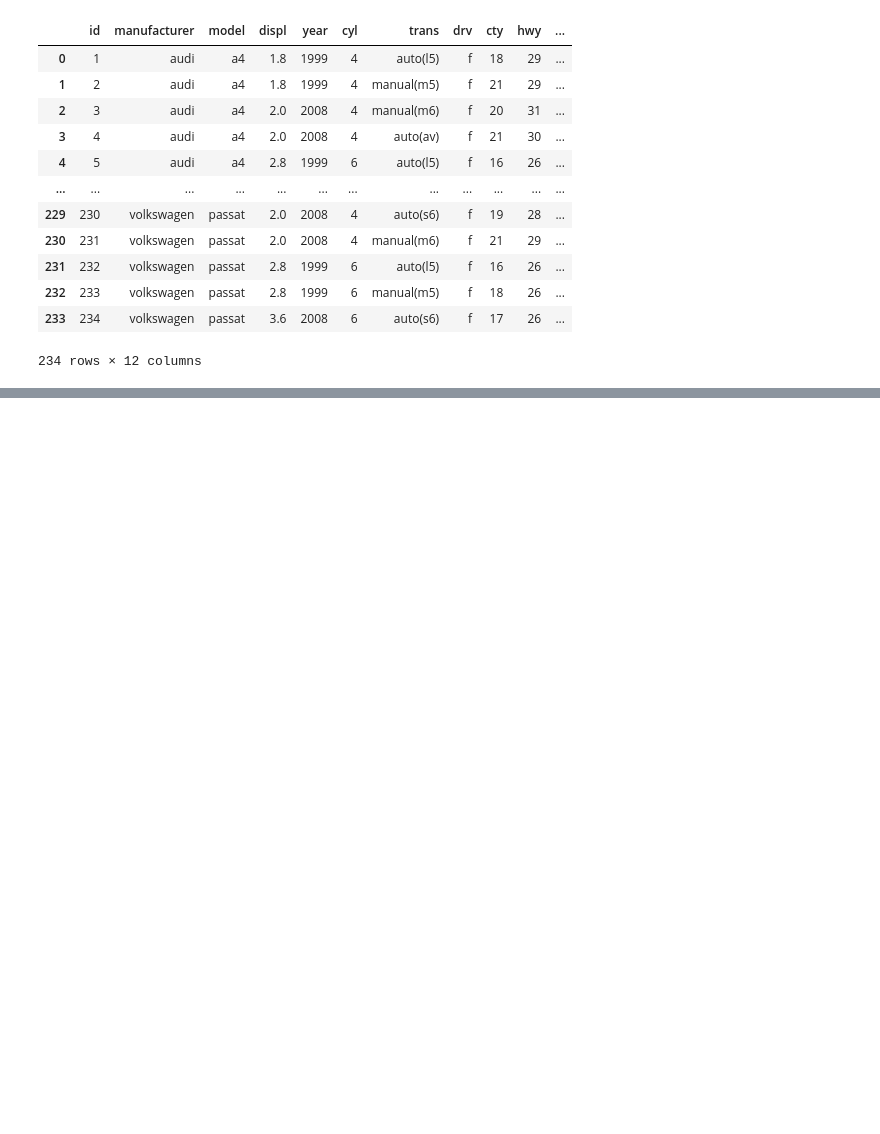
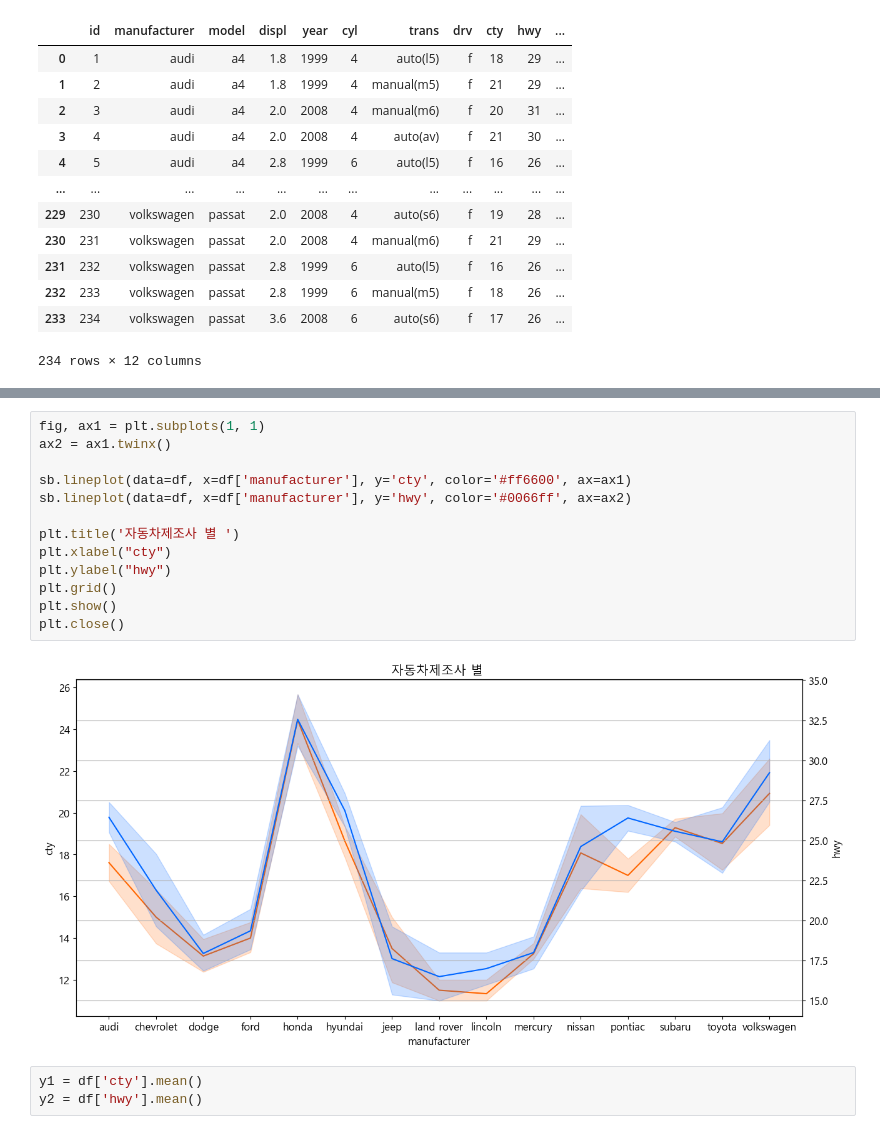
Before and after one commit to jihun5/it_jupyter, a Jupyter notebook: 연습문제(3).ipynb, the cells around one changed output, grey strips where cells are left out. Drawn from its saved outputs; the diff is of its cells as text; blank space fills up the shorter version.

```diff
--- a/연습문제(3).ipynb
+++ b/연습문제(3).ipynb
@@ -57,0 +68,18 @@ plt.show()
+# %%
+fig, ax1 = plt.subplots(1, 1)
+ax2 = ax1.twinx()
+
+sb.lineplot(data=df, x=df['manufacturer'], y='cty', color='#ff6600', ax=ax1)
+sb.lineplot(data=df, x=df['manufacturer'], y='hwy', color='#0066ff', ax=ax2)
+
+plt.title('자동차제조사 별 ')
+plt.xlabel("cty")
+plt.ylabel("hwy")
+plt.grid()
+plt.show()
+plt.close()
+# %% [output]
+[figure, added]
+# %%
+y1 = df['cty'].mean()
+y2 = df['hwy'].mean()
```
Also changed, not shown: parts of 9 cells of this notebook, 6 other files.
